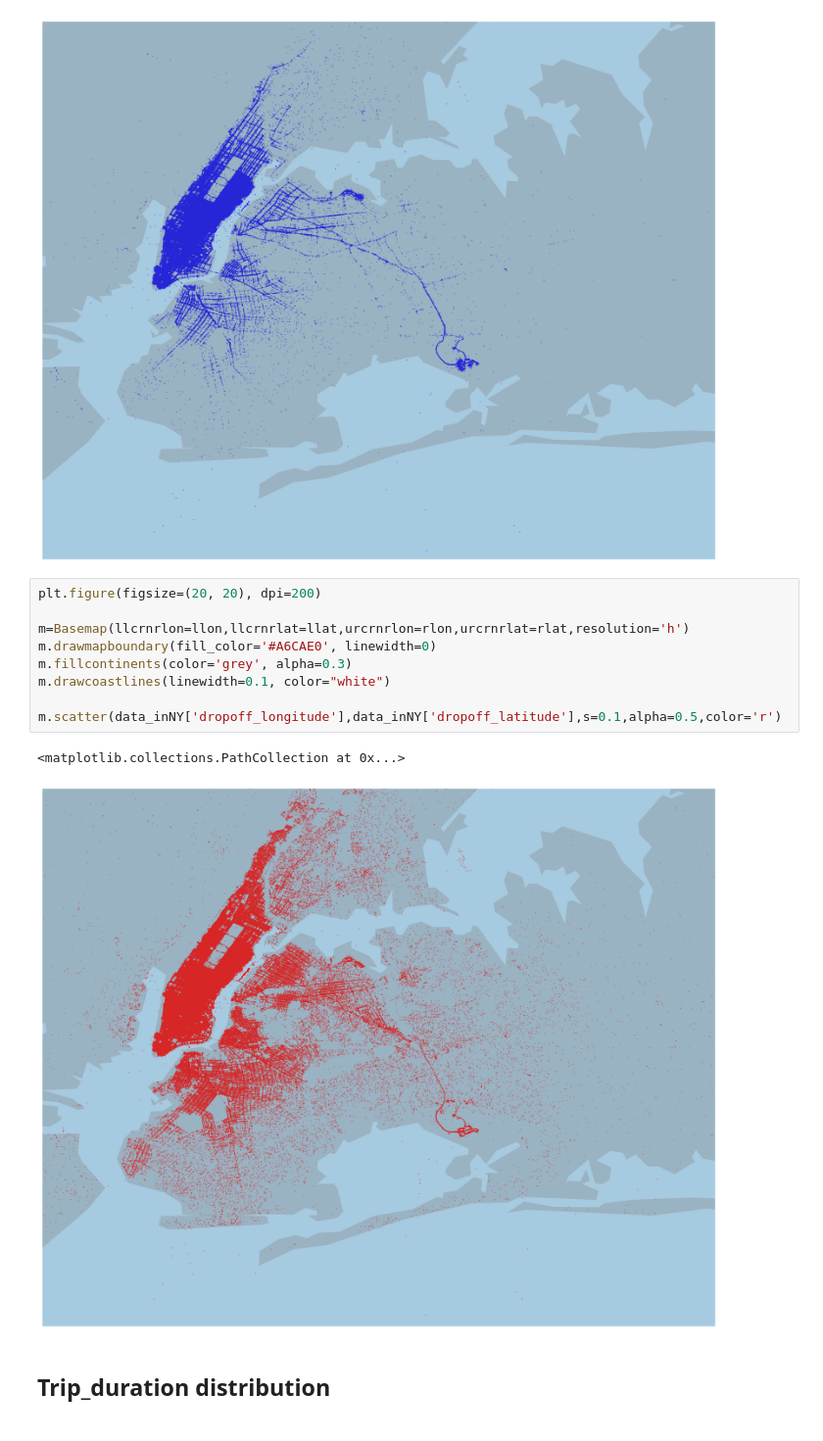
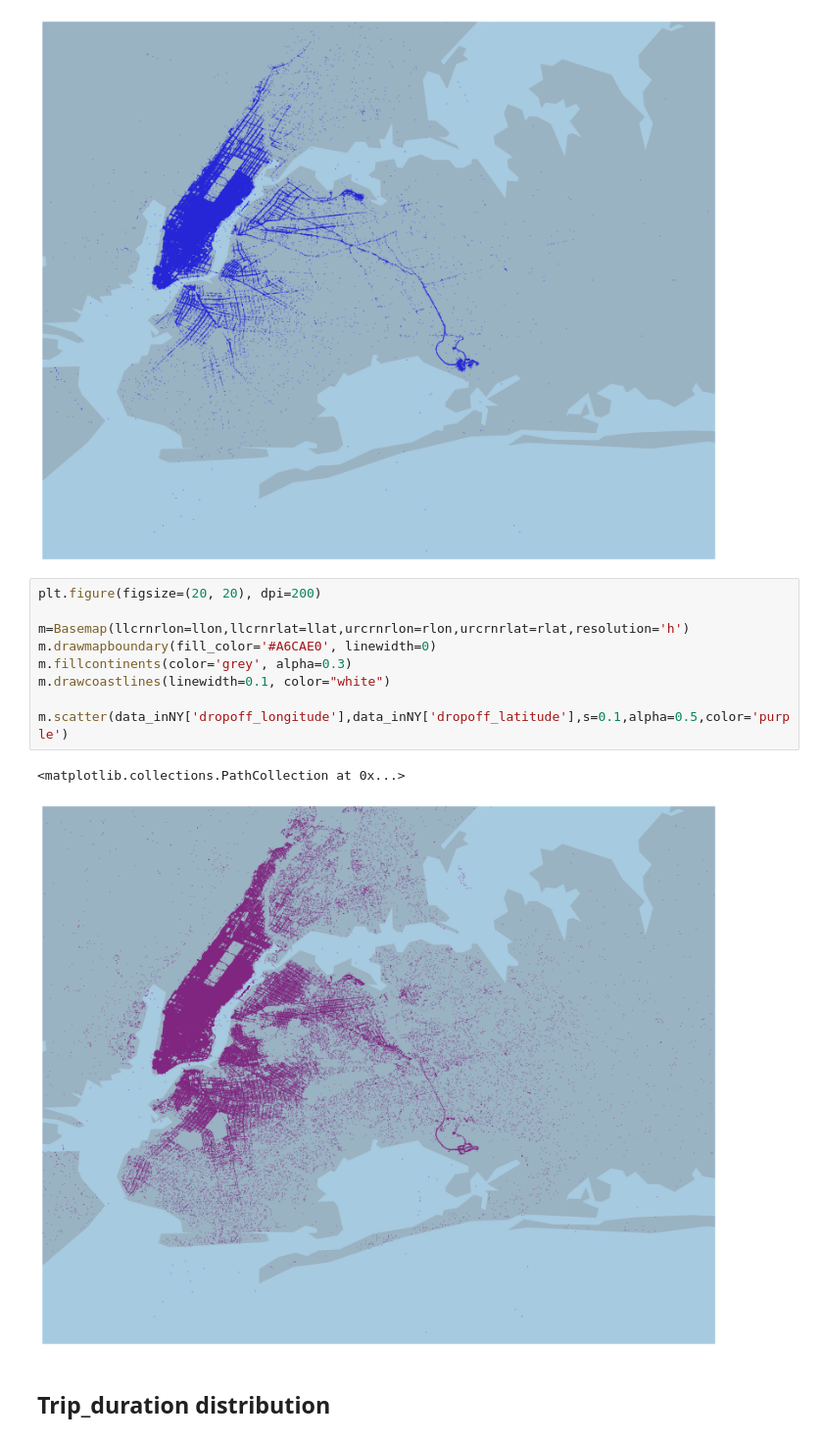
Before and after one commit to liuyuhanalex/Taxi-duration, a Jupyter notebook: Datapreprocessing and Visualization.ipynb, the cells around one changed output. Shown at 98% size. Cells and saved outputs as stored; diff of their text form.

Commit message:
Part of the visualization

```diff
--- a/Datapreprocessing and Visualization.ipynb
+++ b/Datapreprocessing and Visualization.ipynb
@@ -108,15 +108,15 @@ m.scatter(data_inNY['pickup_longitude'],data_inNY['pickup_latitude'],s=0.1,alpha
 # %%
 plt.figure(figsize=(20, 20), dpi=200)
 
 m=Basemap(llcrnrlon=llon,llcrnrlat=llat,urcrnrlon=rlon,urcrnrlat=rlat,resolution='h')
 m.drawmapboundary(fill_color='#A6CAE0', linewidth=0)
 m.fillcontinents(color='grey', alpha=0.3)
 m.drawcoastlines(linewidth=0.1, color="white")
 
-m.scatter(data_inNY['dropoff_longitude'],data_inNY['dropoff_latitude'],s=0.1,alpha=0.5,color='r')
+m.scatter(data_inNY['dropoff_longitude'],data_inNY['dropoff_latitude'],s=0.1,alpha=0.5,color='purple')
 # %% [output]
 <matplotlib.collections.PathCollection at 0x...>
-[figure, old version]
+[figure, new version]
 # %% [markdown]
 ## Trip_duration distribution
 # %%
```
Also changed, not shown: parts of 4 cells of this notebook.
